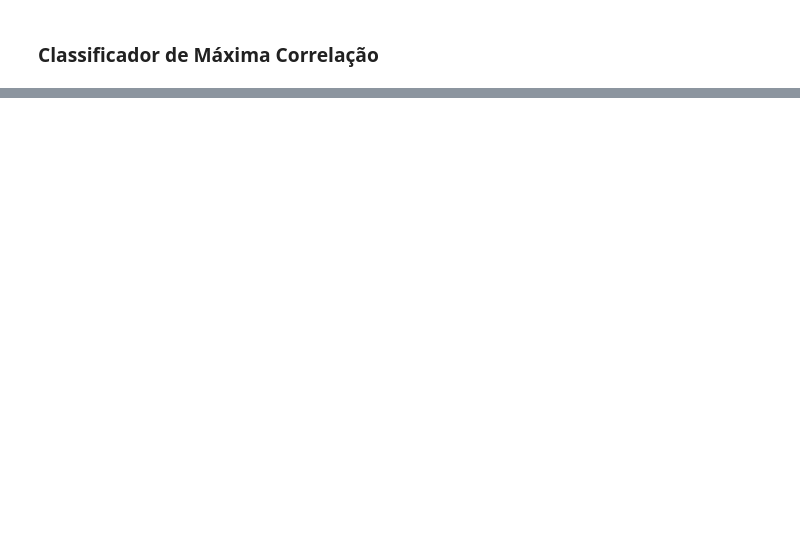
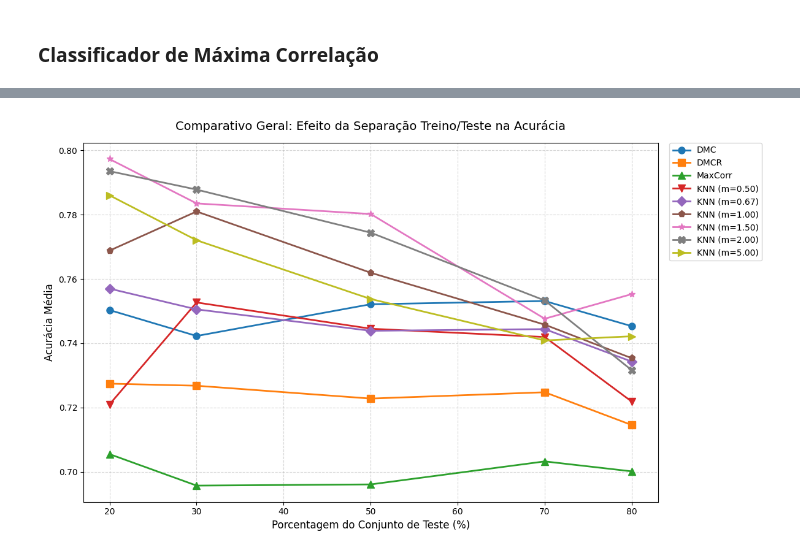
Before and after one commit to LuisFelipeCSouza/reconhecimento-de-padroes, a Jupyter notebook: trabalho-1/main_2.ipynb, the cells around one changed output, grey strips where cells are left out. Saved outputs shown, nothing was run; the diff lists cells and outputs as text; code cells hidden in the pictures; blank space fills up the shorter version.

```diff
--- a/trabalho-1/main_2.ipynb
+++ b/trabalho-1/main_2.ipynb
@@ -451,0 +522,20 @@ for k, v in sep.items():
+# %%
+modelos_para_testar.update({
+    "DMCR": DMCR()
+    })
+
+print(f"\n{'='*60}")
+print(f"AVALIANDO O MODELO: {'DMCR'}")
+print(f"{'='*60}")
+
+# Inicializa uma lista vazia para guardar os resultados das diferentes partições deste modelo
+resultados_por_modelo["DMCR"] = []
+
+for proporcao in proporcoes_teste:
+    print(f"  -> Rodando com Test Size = {proporcao*100}%...")
+
+    # Chama a função de avaliação que nós corrigimos anteriormente
+    res = avaliacao(nome_modelo="DMCR", modelo=DMCR(), X=X, y=y, test_size=proporcao, n_rodadas=100)
+    # exibir_resultados(res)
+    # Salva o resultado
+    resultados_por_modelo["DMCR"].append(res)
@@ -478,0 +553,20 @@ for k, v in sep.items():
+# %%
+modelos_para_testar.update({
+    "MaxCorr": MaxCorr()
+    })
+
+print(f"\n{'='*60}")
+print(f"AVALIANDO O MODELO: {'MaxCorr'}")
+print(f"{'='*60}")
+
+# Inicializa uma lista vazia para guardar os resultados das diferentes partições deste modelo
+resultados_por_modelo["MaxCorr"] = []
+
+for proporcao in proporcoes_teste:
+    print(f"  -> Rodando com Test Size = {proporcao*100}%...")
+
+    # Chama a função de avaliação que nós corrigimos anteriormente
+    res = avaliacao(nome_modelo="MaxCorr", modelo=MaxCorr(), X=X, y=y, test_size=proporcao, n_rodadas=100)
+    # exibir_resultados(res)
+    # Salva o resultado
+    resultados_por_modelo["MaxCorr"].append(res)
@@ -478,0 +617,4 @@ for k, v in sep.items():
+# %%
+plotar_todas_acuracias(resultados_por_modelo)
+# %% [output]
+[figure, added]
```
Also changed, not shown: parts of 31 cells of this notebook, 16 other files.
